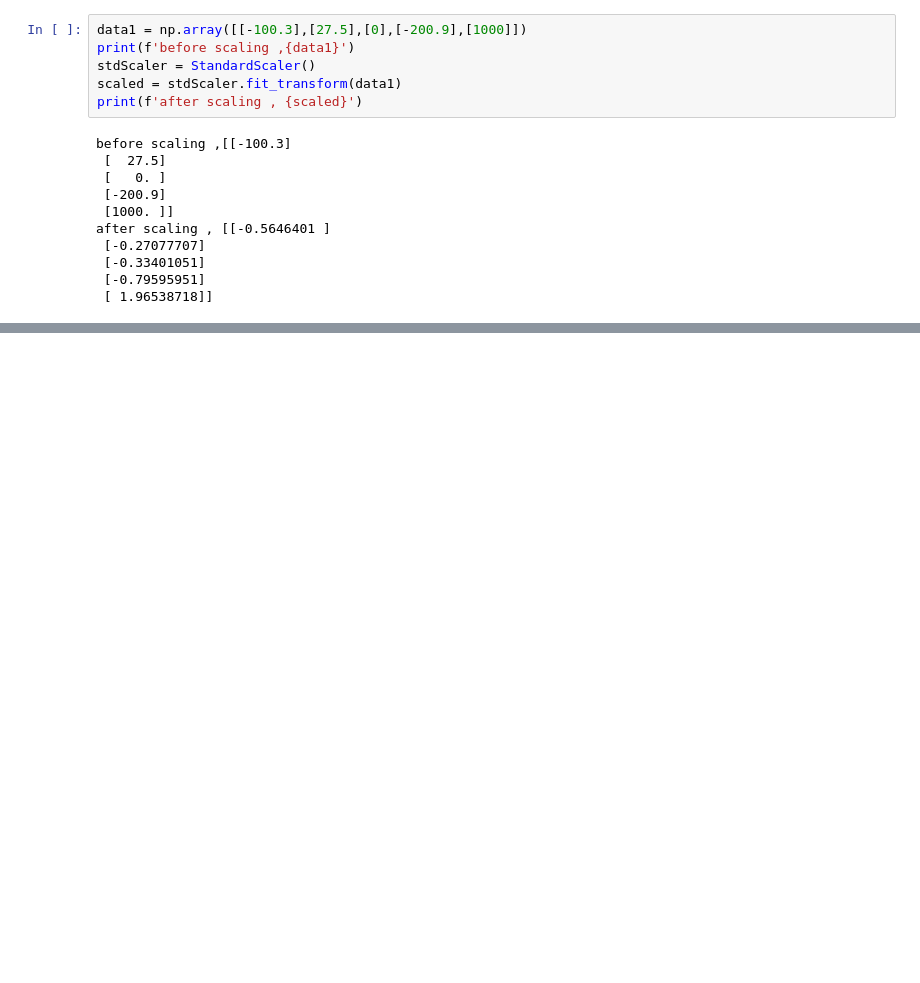
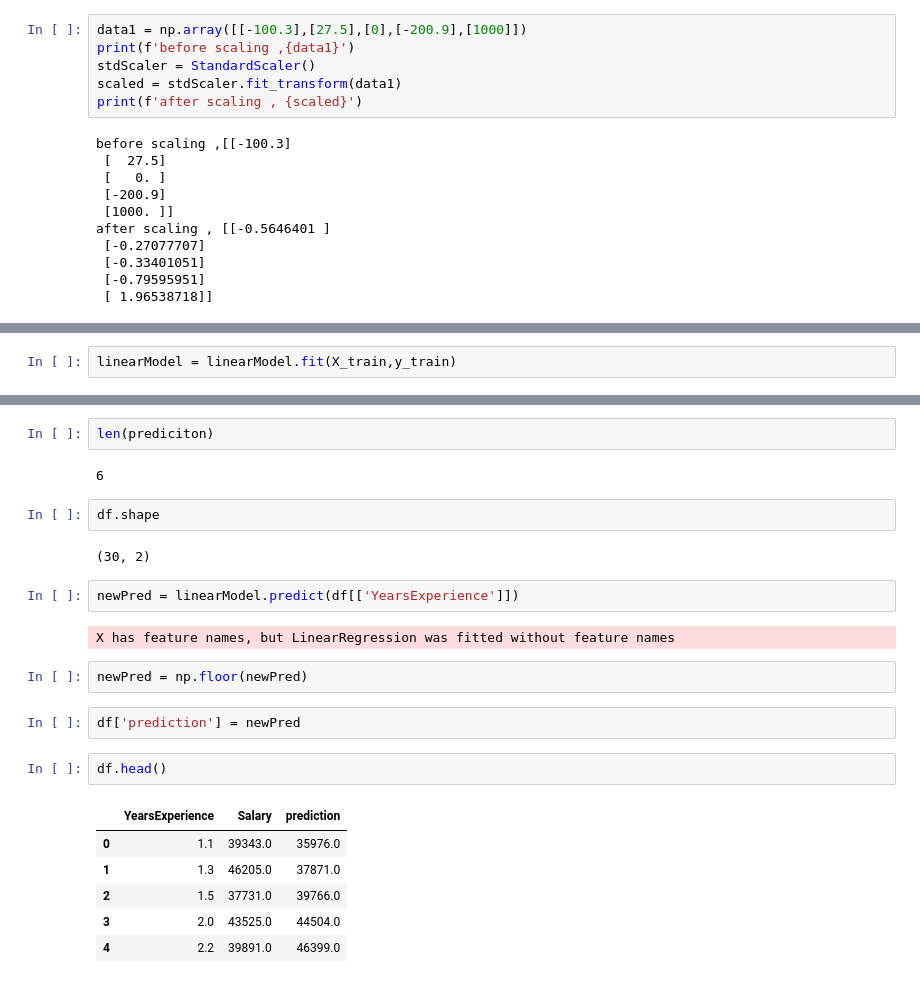
Before and after one commit to ThunderboltGM/Technical-session, a Jupyter notebook: Day-3.ipynb, the cells around one changed output, grey strips where cells are left out. Saved outputs shown, nothing was run; the diff lists cells and outputs as text; blank space fills up the shorter version.

Commit message:
trained linear model

```diff
--- a/Day-3.ipynb
+++ b/Day-3.ipynb
@@ -89,0 +148,2 @@ after scaling , [[-0.5646401 ]
+# %%
+linearModel = linearModel.fit(X_train,y_train)
@@ -89,0 +152,25 @@ after scaling , [[-0.5646401 ]
+# %%
+len(prediciton)
+# %% [output]
+6
+# %%
+df.shape
+# %% [output]
+(30, 2)
+# %%
+newPred = linearModel.predict(df[['YearsExperience']])
+# %% [output]
+X has feature names, but LinearRegression was fitted without feature names
+# %%
+newPred = np.floor(newPred)
+# %%
+df['prediction'] = newPred
+# %%
+df.head()
+# %% [output]
+|  | YearsExperience | Salary | prediction |
+| 0 | 1.1 | 39343.0 | 35976.0 |
+| 1 | 1.3 | 46205.0 | 37871.0 |
+| 2 | 1.5 | 37731.0 | 39766.0 |
+| 3 | 2.0 | 43525.0 | 44504.0 |
+| 4 | 2.2 | 39891.0 | 46399.0 |
```
Also changed, not shown: parts of 13 cells of this notebook.
